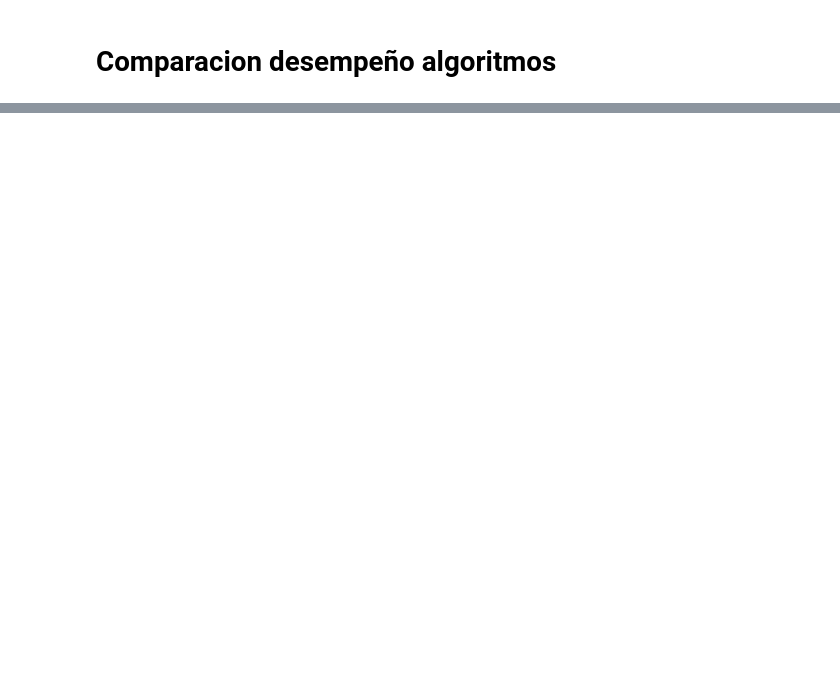
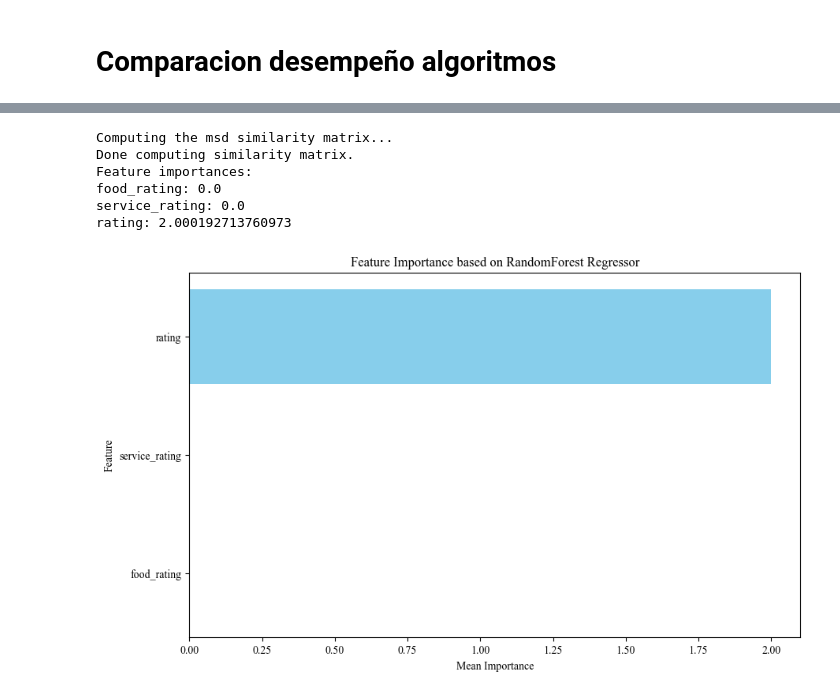
Before and after one commit to azulamakk/Predictivo-Avanzado, a Jupyter notebook: TP2/sistemaDeRecomendacion.ipynb, the cells around one changed output, grey strips where cells are left out. Saved outputs shown, nothing was run; the diff lists cells and outputs as text; code cells hidden in the pictures; blank space fills up the shorter version.

```diff
--- a/TP2/sistemaDeRecomendacion.ipynb
+++ b/TP2/sistemaDeRecomendacion.ipynb
@@ -547,0 +562,57 @@ Best params for KNN_msd: {'k': 20, 'sim_options': {'name': 'msd', 'user_based':
+# %%
+import pandas as pd
+import matplotlib.pyplot as plt
+from surprise import Dataset, Reader, KNNBasic
+from surprise.model_selection import train_test_split
+from sklearn.ensemble import RandomForestRegressor
+from sklearn.inspection import permutation_importance
+
+ratings_data_f = df_ratings.sample(n=100000, replace=True)
+ratings_data_f = ratings_data_f[['userID', 'placeID', 'rating', 'food_rating', 'service_rating']]
+reader = Reader(rating_scale=(0, 2))
+
+data = Dataset.load_from_df(ratings_data_f[['userID', 'placeID', 'rating']], reader)
+trainset, testset = train_test_split(data, test_size=0.2)
+
+best_params_knn = {'k': 20, 'sim_options': {'name': 'msd', 'user_based': False}}
+algo = KNNBasic(k=best_params_knn['k'], sim_options=best_params_knn['sim_options'])
+algo.fit(trainset)
+
+predictions = algo.test(testset)
+
+predictions_df = pd.DataFrame([[pred.uid, pred.iid, pred.r_ui, pred.est] for pred in predictions],
+                              columns=['userID', 'placeID', 'true_rating', 'pred_rating'])
+
+merged_df = pd.merge(ratings_data_f, predictions_df[['userID', 'placeID', 'pred_rating']], on=['userID', 'placeID'])
+
+# Seleccionar las características y la etiqueta
+X = merged_df[['rating', 'food_rating', 'service_rating']]
+y = merged_df['pred_rating']
+
+model = RandomForestRegressor()
+model.fit(X, y)
+
+perm_importance = permutation_importance(model, X, y, n_repeats=10, random_state=42)
+
+feature_names = X.columns
+importances = perm_importance.importances_mean
+sorted_idx = importances.argsort()
+
+print("Feature importances:")
+for i in sorted_idx:
+    print(f"{feature_names[i]}: {importances[i]}")
+
+plt.figure(figsize=(10, 6))
+plt.barh(feature_names[sorted_idx], importances[sorted_idx], color='skyblue')
+plt.xlabel('Mean Importance')
+plt.ylabel('Feature')
+plt.title('Feature Importance based on RandomForest Regressor')
+plt.show()
+# %% [output]
+Computing the msd similarity matrix...
+Done computing similarity matrix.
+Feature importances:
+food_rating: 0.0
+service_rating: 0.0
+rating: 2.000192713760973
+[figure, added]
```
Also changed, not shown: parts of 14 cells of this notebook, 6 other files.
